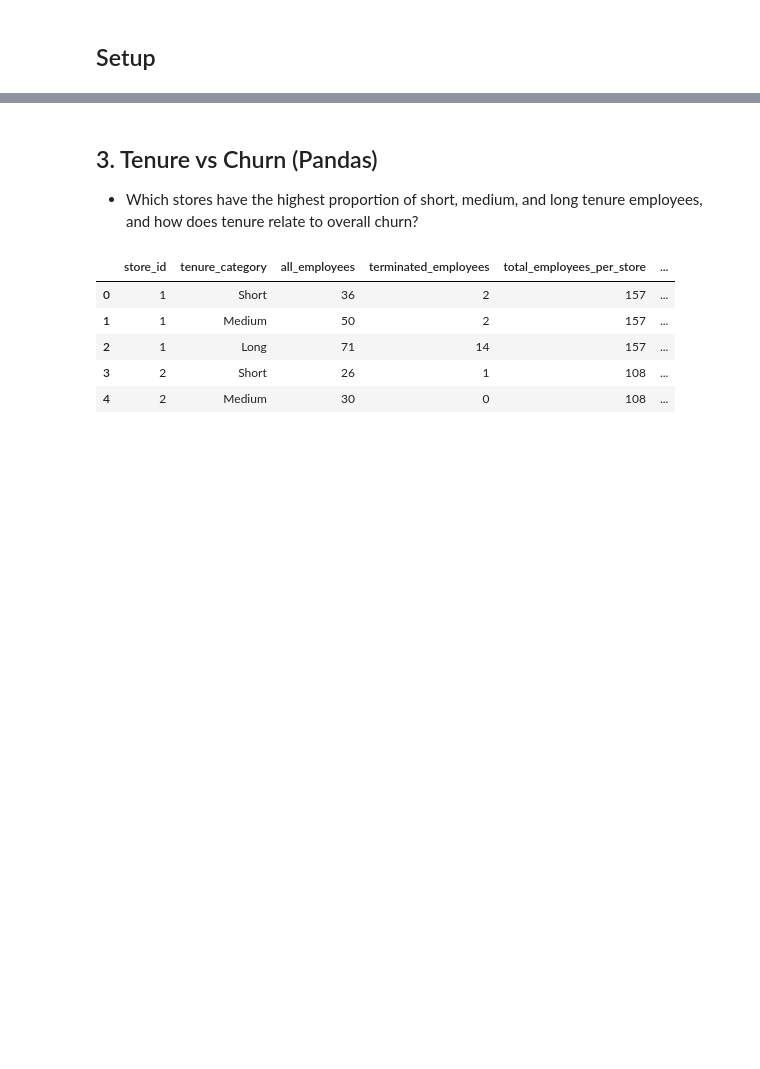
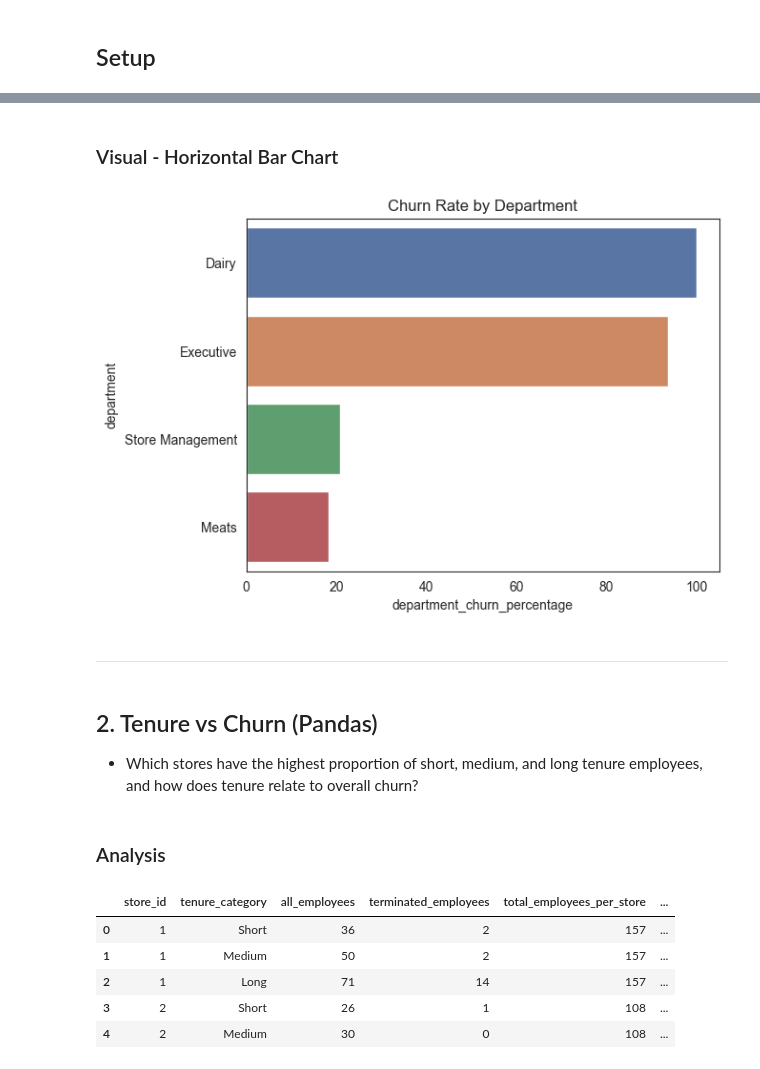
Before and after one commit to danlaratta/employee_churn_data_analysis, a Jupyter notebook: analysis/analysis.ipynb, the cells around one changed output, grey strips where cells are left out. Drawn from its saved outputs; the diff is of its cells as text; code cells hidden in the pictures; blank space fills up the shorter version.

```diff
--- a/analysis/analysis.ipynb
+++ b/analysis/analysis.ipynb
@@ -59,12 +65,12 @@ churn rate = (employees lost in year / total employees at start of year) * 100
 # Copy to preserve original dataframe
 department_copy = df.copy()
 
-# Filter for deparatment and employee_status columns
-filtered_df: pd.DataFrame = department_copy.filter(items=['employee_id', 'employee_status', 'department'])
+# Filter for needed columns
+department_df: pd.DataFrame = department_copy.filter(items=['employee_id', 'employee_status', 'department'])
 
 # Total number of unique employees per department
 total_employees_df: pd.DataFrame = (
-    filtered_df
+    department_df
     .drop_duplicates(subset=['employee_id'])
     .groupby('department')
     .agg(all_employees = ('employee_id', 'nunique'))
@@ -72,10 +78,10 @@ total_employees_df: pd.DataFrame = (
 )
 
 # Filter for terminated employees
-terminated: pd.DataFrame = filtered_df.query("employee_status == 'TERMINATED'")
+terminated: pd.DataFrame = department_df.query("employee_status == 'TERMINATED'")
 
 # Count unique number of terminated employees per department - data is longitudinal and don't want to count same employees more than once
-terminated_employees_df: pd.DataFrame = (
+terminated_department_employees_df: pd.DataFrame = (
     terminated
     .groupby('department')
     .agg(terminated_employees = ('employee_id', 'nunique'))
@@ -83,9 +89,10 @@ terminated_employees_df: pd.DataFrame = (
 )
 
 # Merge two employee tables into one
-churn_df: pd.DataFrame = total_employees_df.merge(terminated_employees_df, on='department', how='left').fillna(0)
+churn_df: pd.DataFrame = total_employees_df.merge(terminated_department_employees_df, on='department', how='left').fillna(0)
 
 
 # Calculate churn rate and sort in descending order
 churn_df['department_churn_percentage'] = ((churn_df['terminated_employees'] / churn_df['all_employees']) * 100).round(2)
 churn_df.sort_values(by='department_churn_percentage', ascending=False, inplace=True)
+churn_df.head()
@@ -92,6 +105,25 @@ churn_df.sort_values(by='department_churn_percentage', ascending=False, inplace=
+# %% [markdown]
+### Visual - Horizontal Bar Chart
+# %%
+sns.barplot(
+    data=churn_df,
+    y='department',
+    x='department_churn_percentage',
+    hue= 'department',
+    palette='deep',
+    errorbar=None
+)
+plt.title('Churn Rate by Department')
+plt.show()
+# %% [output]
+[figure, added]
+# %% [markdown]
+____________________
 # %% [markdown]
-## 3. Tenure vs Churn (Pandas)
+## 2. Tenure vs Churn (Pandas)
 - Which stores have the highest proportion of short, medium, and long tenure employees, and how does tenure relate to overall churn?
+# %% [markdown]
+### Analysis
 # %%
 # Helper Function to maps years_employed into tenure categories
 def map_tenure_category(years: int) -> str:
```
Also changed, not shown: parts of 18 cells of this notebook, 2 other files.
